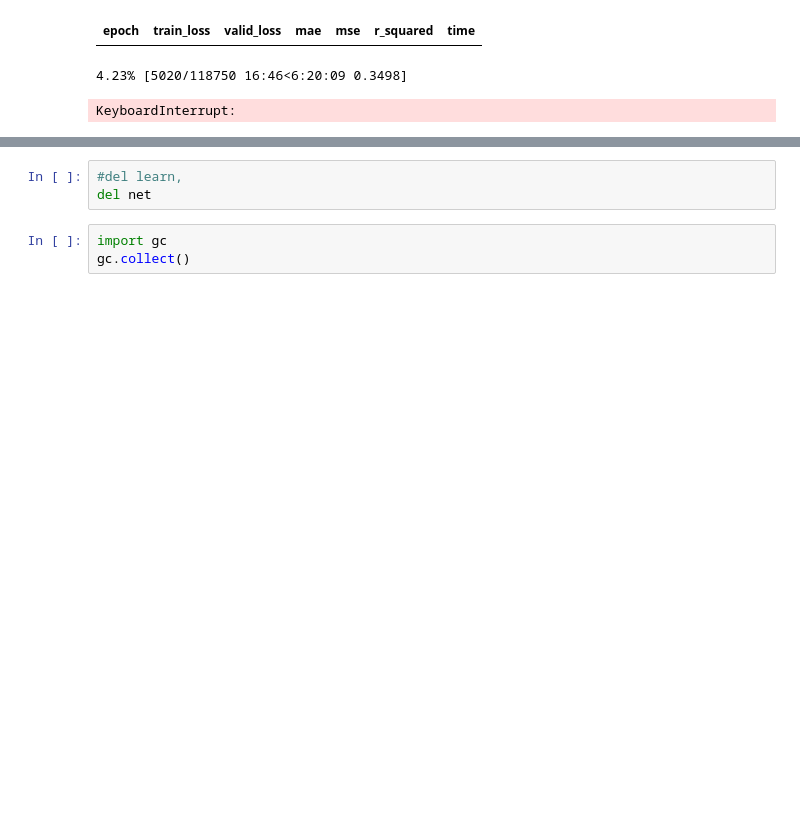
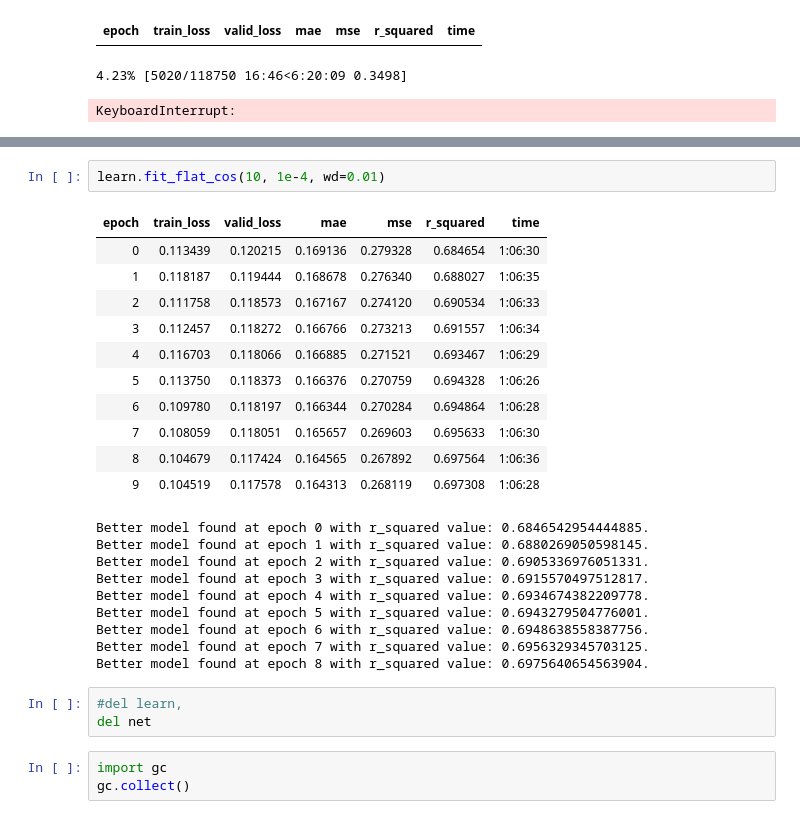
Before and after one commit to leroybird/LEAP-ClimSim, a Jupyter notebook: train.ipynb, the cells around one changed output, grey strips where cells are left out. Saved outputs shown, nothing was run; the diff lists cells and outputs as text; blank space fills up the shorter version.

```diff
--- a/train.ipynb
+++ b/train.ipynb
@@ -316,3 +379,26 @@ learn.fit_flat_cos(10, 1e-3, wd=0.01)
+# %%
+learn.fit_flat_cos(10, 1e-4, wd=0.01)
+# %% [output]
+| epoch | train_loss | valid_loss | mae | mse | r_squared | time |
+| 0 | 0.113439 | 0.120215 | 0.169136 | 0.279328 | 0.684654 | 1:06:30 |
+| 1 | 0.118187 | 0.119444 | 0.168678 | 0.276340 | 0.688027 | 1:06:35 |
+| 2 | 0.111758 | 0.118573 | 0.167167 | 0.274120 | 0.690534 | 1:06:33 |
+| 3 | 0.112457 | 0.118272 | 0.166766 | 0.273213 | 0.691557 | 1:06:34 |
+| 4 | 0.116703 | 0.118066 | 0.166885 | 0.271521 | 0.693467 | 1:06:29 |
+| 5 | 0.113750 | 0.118373 | 0.166376 | 0.270759 | 0.694328 | 1:06:26 |
+| 6 | 0.109780 | 0.118197 | 0.166344 | 0.270284 | 0.694864 | 1:06:28 |
+| 7 | 0.108059 | 0.118051 | 0.165657 | 0.269603 | 0.695633 | 1:06:30 |
+| 8 | 0.104679 | 0.117424 | 0.164565 | 0.267892 | 0.697564 | 1:06:36 |
+| 9 | 0.104519 | 0.117578 | 0.164313 | 0.268119 | 0.697308 | 1:06:28 |
+Better model found at epoch 0 with r_squared value: 0.6846542954444885.
+Better model found at epoch 1 with r_squared value: 0.6880269050598145.
+Better model found at epoch 2 with r_squared value: 0.6905336976051331.
+Better model found at epoch 3 with r_squared value: 0.6915570497512817.
+Better model found at epoch 4 with r_squared value: 0.6934674382209778.
+Better model found at epoch 5 with r_squared value: 0.6943279504776001.
+Better model found at epoch 6 with r_squared value: 0.6948638558387756.
+Better model found at epoch 7 with r_squared value: 0.6956329345703125.
+Better model found at epoch 8 with r_squared value: 0.6975640654563904.
 # %%
 #del learn,
 del net
```
Also changed, not shown: parts of 6 cells of this notebook, 7 other files.
